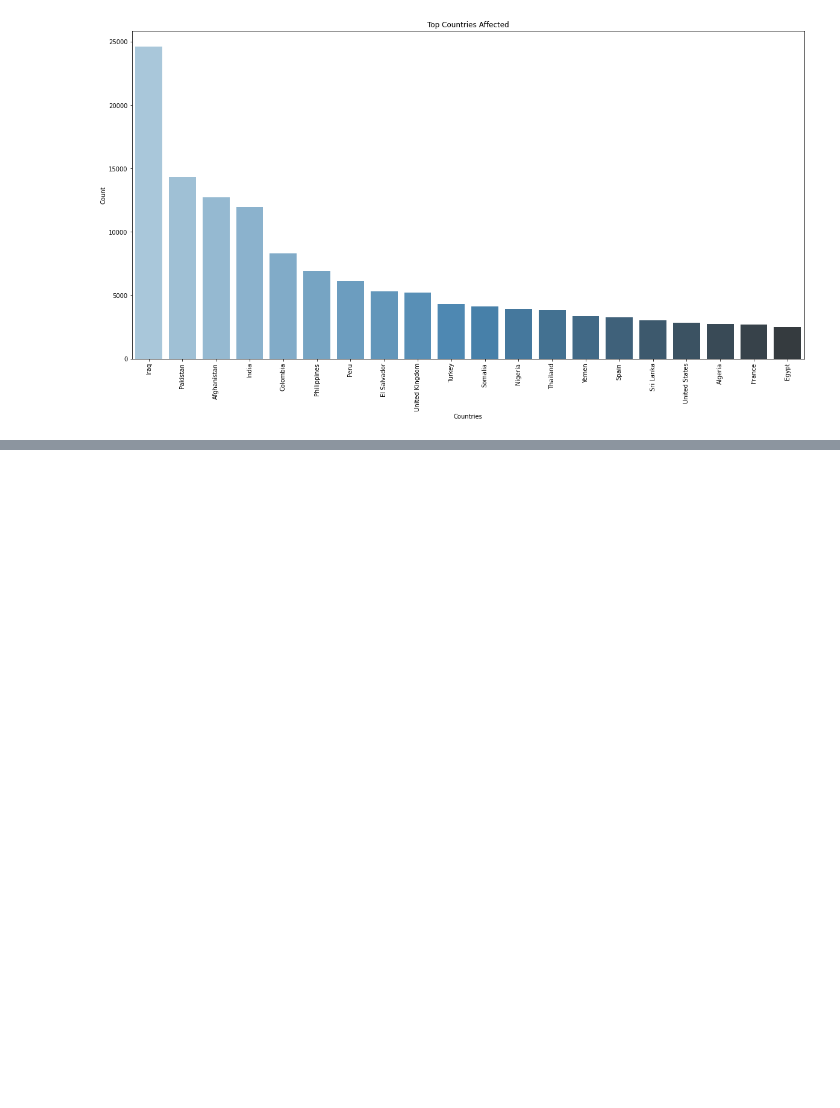
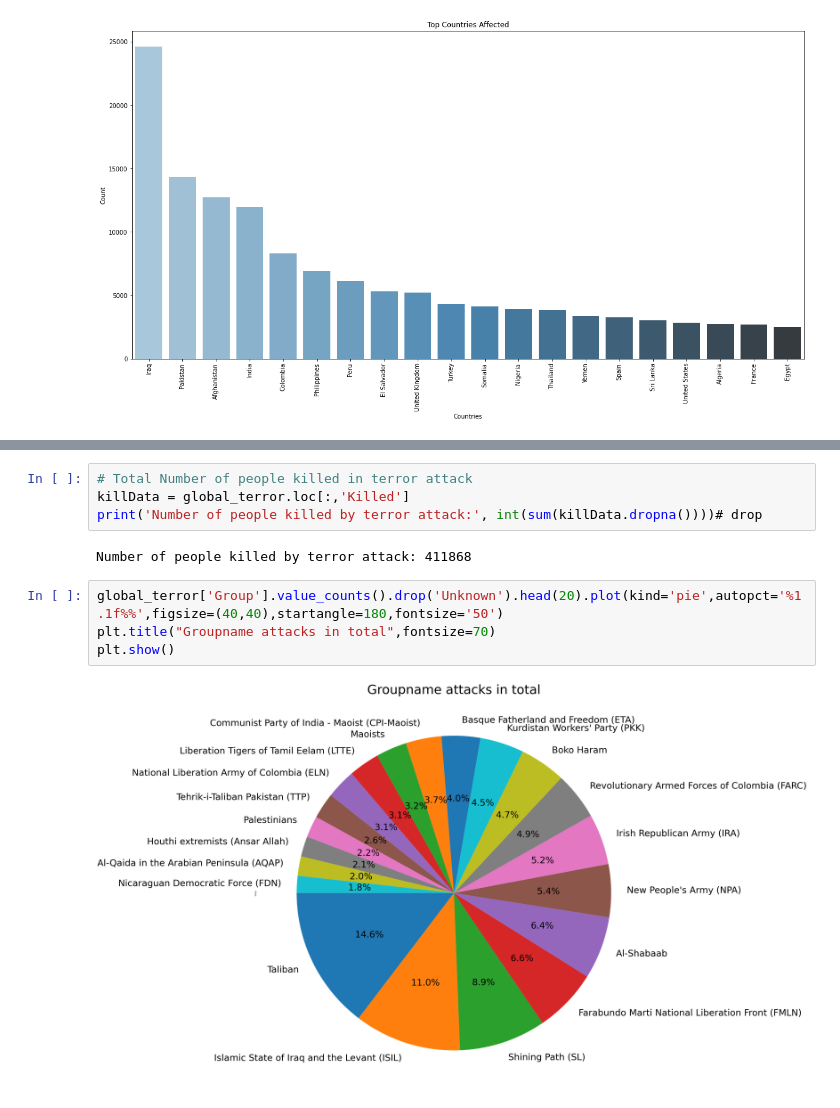
Before and after one commit to akriti0998/Global-Terrorism-Analysis-, a Jupyter notebook: EDA_Global_Terrorism.ipynb, the cells around one changed output, grey strips where cells are left out. Cells and saved outputs as stored; diff of their text form; blank space fills up the shorter version.

```diff
--- a/EDA_Global_Terrorism.ipynb
+++ b/EDA_Global_Terrorism.ipynb
@@ -268,0 +404,12 @@ memory usage: 2.0+ MB
+# %%
+# Total Number of people killed in terror attack
+killData = global_terror.loc[:,'Killed']
+print('Number of people killed by terror attack:', int(sum(killData.dropna())))# drop
+# %% [output]
+Number of people killed by terror attack: 411868
+# %%
+global_terror['Group'].value_counts().drop('Unknown').head(20).plot(kind='pie',autopct='%1.1f%%',figsize=(40,40),startangle=180,fontsize='50')
+plt.title("Groupname attacks in total",fontsize=70)
+plt.show()
+# %% [output]
+[figure, added]
```
Also changed, not shown: parts of 23 cells of this notebook.
